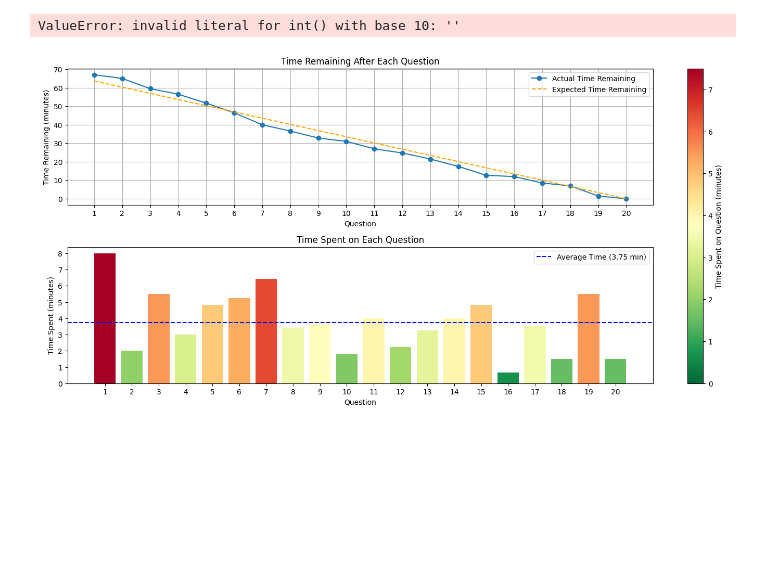
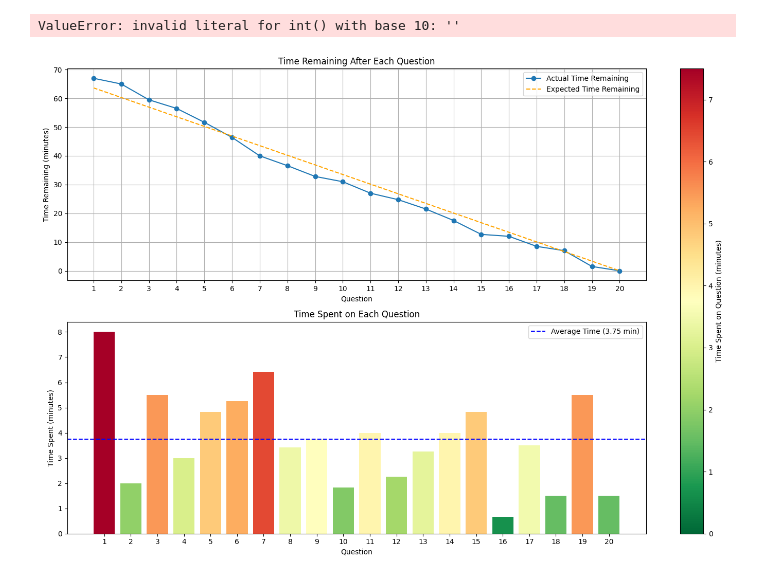
Before and after one commit to brimell/studying, a Jupyter notebook: timing.ipynb, the cells around one changed output. Cells and saved outputs as stored; diff of their text form; code cells hidden in the pictures; blank space fills up the shorter version.

```diff
--- a/timing.ipynb
+++ b/timing.ipynb
@@ -113,33 +113,33 @@ colors = sm.to_rgba(analysis_df['Time Spent on Question (m)'])
 # Plotting
 plt.figure(figsize=(14, 10))
 
 # Plot 1: Time Remaining after each question with Expected Diagonal Line
-plt.subplot(3, 1, 1)
+plt.subplot(2, 1, 1)
 plt.plot(analysis_df['Question'], analysis_df['Time Remaining (m)'], marker='o', label='Actual Time Remaining')
 plt.plot(analysis_df['Question'], expected_time_remaining, linestyle='--', color='orange', label='Expected Time Remaining')
 plt.title('Time Remaining After Each Question')
 plt.xlabel('Question')
 plt.ylabel('Time Remaining (minutes)')
 plt.xticks(analysis_df['Question'])  # Show all integers on the x-axis
 plt.legend()
 plt.grid(True)
 
 # Plot 2: Time Spent on Each Question with Average Line and Color Gradient
-plt.subplot(3, 1, 2)
+plt.subplot(2, 1, 2)
 bars = plt.bar(analysis_df['Question'], analysis_df['Time Spent on Question (m)'], color=colors)
 plt.axhline(y=average_time_per_question, color='blue', linestyle='--', label=f'Average Time ({average_time_per_question:.2f} min)')
 plt.title('Time Spent on Each Question')
 plt.xlabel('Question')
 plt.ylabel('Time Spent (minutes)')
 plt.xticks(analysis_df['Question'])  # Show all integers on the x-axis
 plt.legend()
 
 plt.tight_layout()
 
 # Add color bar to indicate the scale
 cbar = plt.colorbar(sm, ax=plt.gcf().axes, orientation='vertical', fraction=.1)
 cbar.set_label('Time Spent on Question (minutes)')
 
 plt.show()
 # %% [output]
-[figure, old version]
+[figure, new version]
```
